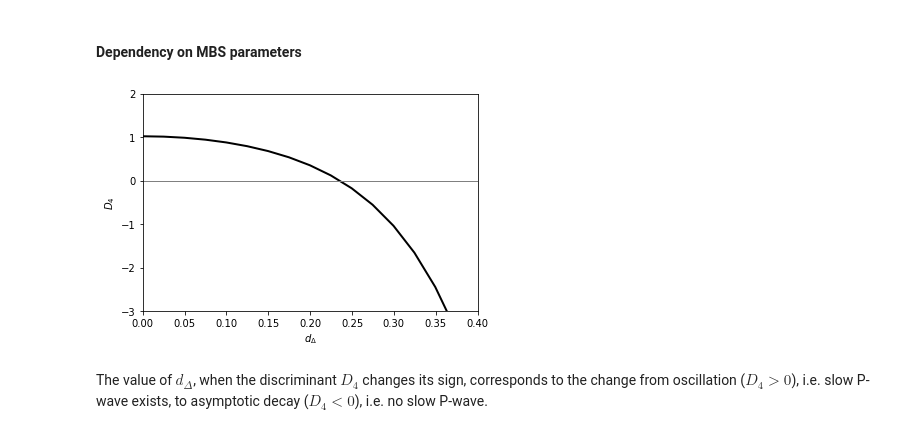
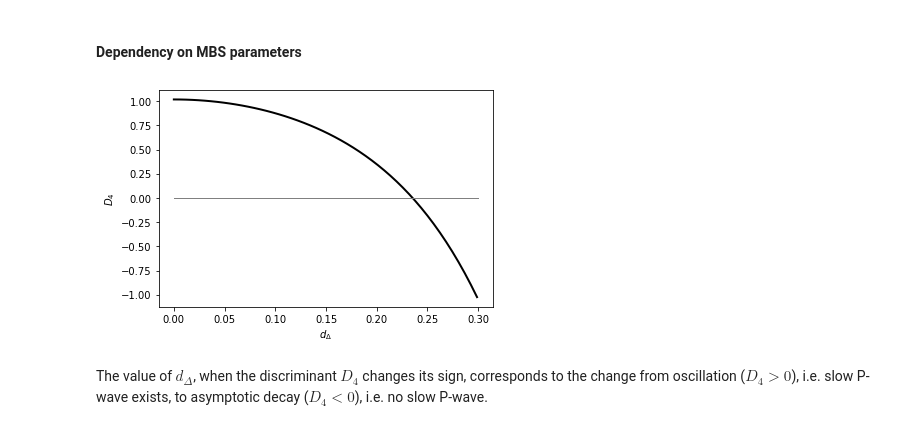
Before and after one commit to nagelt/soil_dynamics, a Jupyter notebook: extra_biot_oscillations.ipynb, the cells around one changed output. Drawn from its saved outputs; the diff is of its cells as text; code cells hidden in the pictures.

Commit message:
optimize plot

```diff
--- a/extra_biot_oscillations.ipynb
+++ b/extra_biot_oscillations.ipynb
@@ -60,7 +60,7 @@ G_num = (1/m_v_num)*(1-2*nu_num)/(2*(1-nu_num))   # shear modulus
 # %% [markdown]
 Bar length, plausible values are some meters
 # %%
-L_num = 11    # influences eigenfrequency range, set to center it around f_crit
+L_num = 20    # influences eigenfrequency range, set to center it around f_crit
 # %% [markdown]
 Weight function integrals $I_{ij} = \int_0^1 \tilde{w}_i(x)\tilde{w}_j(x)\,\text{d}x$ as they occur in Galerkin's method.
 # %%
@@ -385,7 +385,7 @@ for k_num in range(Nk):
     evkr = np.array([1.0, -EVP[0,0].evalf()/EVP[0,1].evalf()], dtype=complex)   # first row --> eigenvector
     us_uf = evkr[1]/evkr[0]   # TODO exclude division by zero
     AR[k_num] = 1.0/np.absolute(us_uf)   # fluid-to-solid
-    phi[k_num] = np.abs(np.angle(us_uf))
+    phi[k_num] = np.angle(us_uf)   #np.abs(np.angle(us_uf))
 # %%
 print("nondimensional c_el_S = {}".format(c_el_S_num/c_el_P_num))
 
@@ -713,18 +713,18 @@ D4_mbs = sp.simplify(quartic_discriminant(a4_mbs_P, a3_mbs_P, a2_mbs_P, a1_mbs_P
 D4_mbs_num = D4_mbs.subs([(m_1,m_1_num_P), (m_2,m_2_num_P), (m_Delta,m_Delta_num_P), (c_1,c_1_num_P), (c_2,c_2_num_P), (c_Delta, c_Delta_num_P)])
 D4_mbs_d = sp.lambdify(d_Delta, D4_mbs_num, modules='numpy')
 # %%
-d_Delta_range = np.linspace(0.0, 0.16*float(d_Delta_num_P))
+d_Delta_range = np.linspace(0.0, 0.0215*float(d_Delta_num_P))
 D4_mbs_range = D4_mbs_d(d_Delta_range)
 plt.plot(d_Delta_range, D4_mbs_range, color='black', linewidth=2);
-plt.plot([0,1],[0, 0], color='gray', linewidth=1);
-plt.xlim((0,0.4))
-plt.ylim((-3,2))
+plt.plot([0,0.3],[0, 0], color='gray', linewidth=1);
+#plt.xlim((0,0.3))
+#plt.ylim((-2,2))
 plt.xlabel('$d_\Delta$');
 plt.ylabel('$D_4$');
 #plt.show();
-#tikzplotlib.save("d_crit.tex", axis_height = '\\figH', axis_width = '\\figW')
+tikzplotlib.save("d_crit.tex", axis_height = '\\figH', axis_width = '\\figW')
 # %% [output]
-[figure, old version]
+[figure, new version]
 # %% [markdown]
 The value of $d_\Delta$, when the discriminant $D_4$ changes its sign, corresponds to the change from oscillation ($D_4>0$), i.e. slow P-wave exists, to asymptotic decay ($D_4<0$), i.e. no slow P-wave.
 # %%
```
Also changed, not shown: parts of 25 cells of this notebook.
